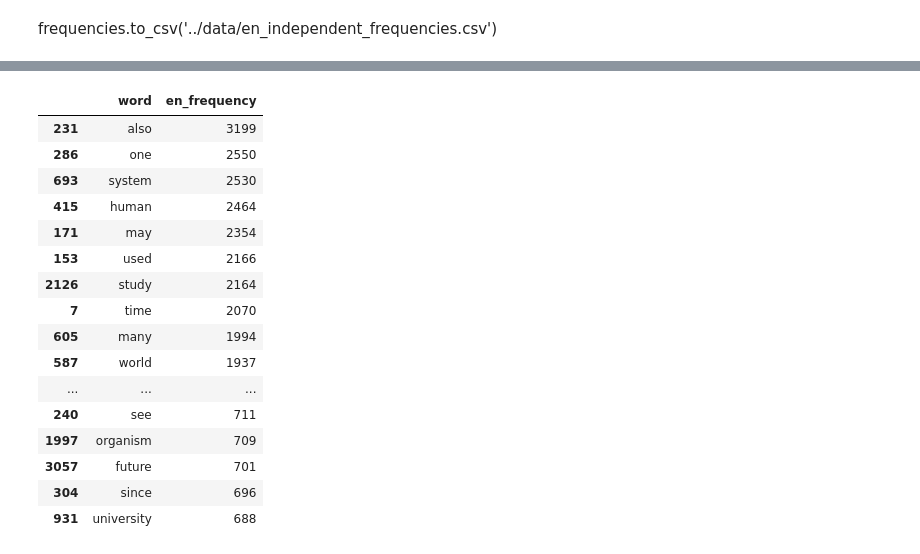
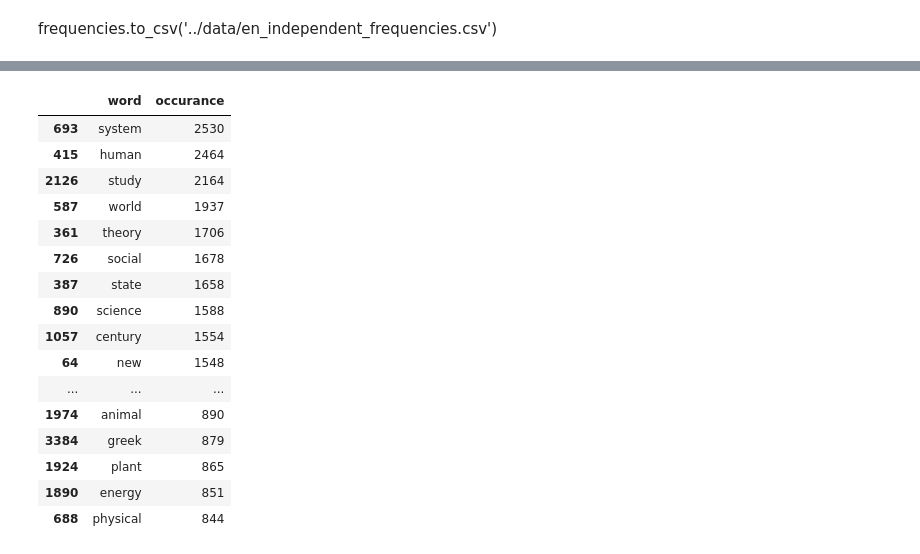
Before and after one commit to dajaea/atlas, a Jupyter notebook: notebooks/en_word_frequencies.ipynb, the cells around one changed output, grey strips where cells are left out. Cells and saved outputs as stored; diff of their text form; code cells hidden in the pictures.

```diff
--- a/notebooks/en_word_frequencies.ipynb
+++ b/notebooks/en_word_frequencies.ipynb
@@ -128,5 +128,5 @@ frequencies_clean = pd.DataFrame.from_dict(dict(data_analysis), orient = 'index'
 # %%
 frequencies_clean.columns = ['word','en_frequency']
 # %%
-pd.set_option('display.max_rows', 100)
+pd.set_option('display.max_rows', 300)
 # %%
@@ -180,0 +156,6 @@ frequencies_100.head(100)
+# %%
+frequencies_clean = frequencies_clean.iloc[[693,415,2126,587,361,726,387,890,1057,64,
+                                     616,3476,1081,971,1303,590,21,883,992,621,
+                                     1042,258,2133,2056,1037,1974,3384,1924,1890,688]]
+frequencies_300 = frequencies_clean.iloc[:300]
+frequencies_300.head(300)
@@ -181,23 +180,24 @@ frequencies_100.head(100)
 # %%
-frequencies_100 = frequencies_clean.sort_values('en_frequency', ascending = False).iloc[:100]
-frequencies_100
+frequencies_300 = frequencies_clean.sort_values('en_frequency', ascending = False).iloc[:300]
+frequencies_300 = frequencies_300.rename(columns = {'en_frequency': 'occurance'})
+frequencies_300
 # %% [output]
-|  | word | en_frequency |
-| 231 | also | 3199 |
-| 286 | one | 2550 |
+|  | word | occurance |
 | 693 | system | 2530 |
 | 415 | human | 2464 |
-| 171 | may | 2354 |
-| 153 | used | 2166 |
 | 2126 | study | 2164 |
-| 7 | time | 2070 |
-| 605 | many | 1994 |
 | 587 | world | 1937 |
+| 361 | theory | 1706 |
+| 726 | social | 1678 |
+| 387 | state | 1658 |
+| 890 | science | 1588 |
+| 1057 | century | 1554 |
+| 64 | new | 1548 |
 | ... | ... | ... |
-| 240 | see | 711 |
-| 1997 | organism | 709 |
-| 3057 | future | 701 |
-| 304 | since | 696 |
-| 931 | university | 688 |
+| 1974 | animal | 890 |
+| 3384 | greek | 879 |
+| 1924 | plant | 865 |
+| 1890 | energy | 851 |
+| 688 | physical | 844 |
 # %%
 import plotly.express as px
```
Also changed, not shown: parts of 7 cells of this notebook, 3 other files.
